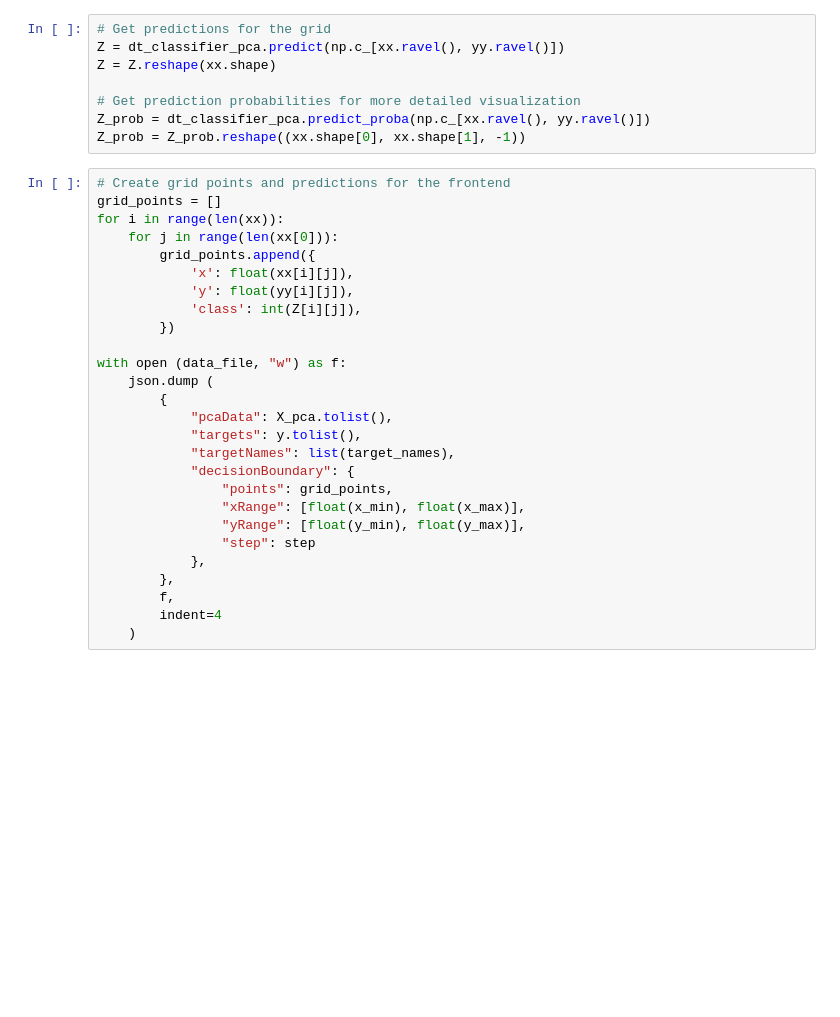
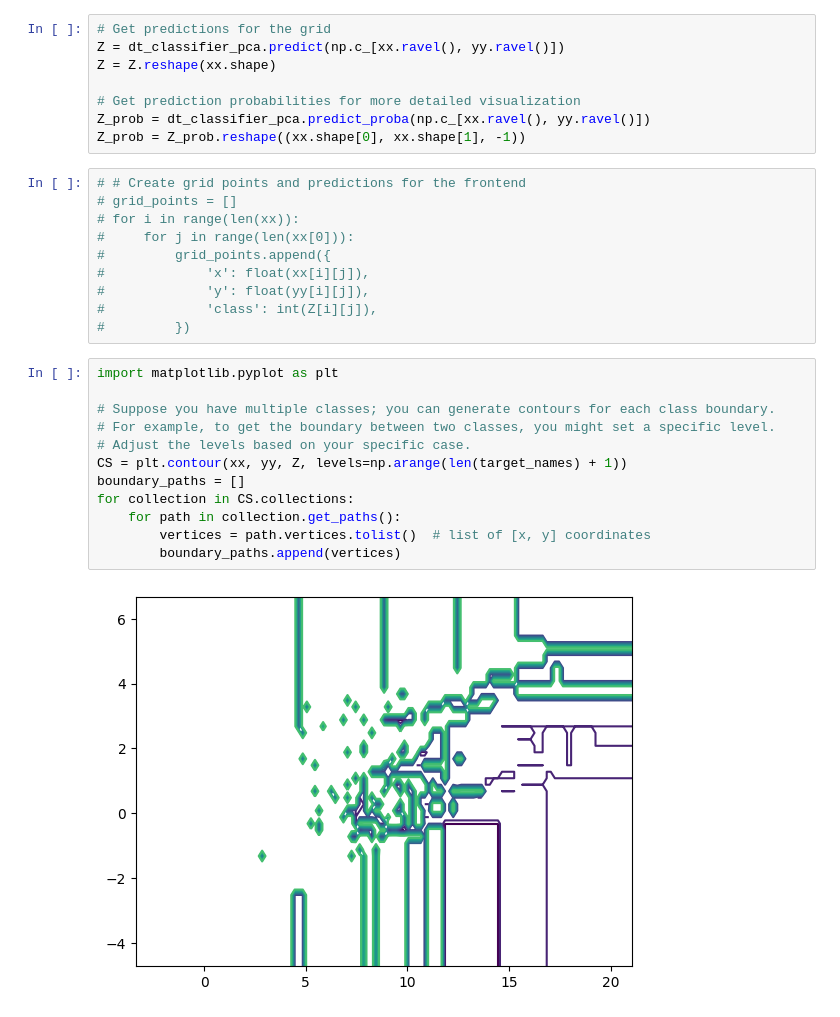
Before and after one commit to AlessandroCarella/Master-thesis, a Jupyter notebook: pca visualization prototype/extract data.ipynb, the cells around one changed output. Saved outputs shown, nothing was run; the diff lists cells and outputs as text; blank space fills up the shorter version.

Commit message:
implemented boundary_paths instead of grid for the split of the latent space and ramer douglas peucker for path approximation

```diff
--- a/pca visualization prototype/extract data.ipynb
+++ b/pca visualization prototype/extract data.ipynb
@@ -75,29 +75,26 @@ Z = Z.reshape(xx.shape)
 Z_prob = dt_classifier_pca.predict_proba(np.c_[xx.ravel(), yy.ravel()])
 Z_prob = Z_prob.reshape((xx.shape[0], xx.shape[1], -1))
 # %%
-# Create grid points and predictions for the frontend
-grid_points = []
-for i in range(len(xx)):
-    for j in range(len(xx[0])):
-        grid_points.append({
-            'x': float(xx[i][j]),
-            'y': float(yy[i][j]),
-            'class': int(Z[i][j]),
-        })
-
-with open (data_file, "w") as f:
-    json.dump (
-        {
-            "pcaData": X_pca.tolist(),
-            "targets": y.tolist(),
-            "targetNames": list(target_names),
-            "decisionBoundary": {
-                "points": grid_points,
-                "xRange": [float(x_min), float(x_max)],
-                "yRange": [float(y_min), float(y_max)],
-                "step": step
-            },
-        },
-        f,
-        indent=4
-    )
+# # Create grid points and predictions for the frontend
+# grid_points = []
+# for i in range(len(xx)):
+#     for j in range(len(xx[0])):
+#         grid_points.append({
+#             'x': float(xx[i][j]),
+#             'y': float(yy[i][j]),
+#             'class': int(Z[i][j]),
+#         })
+# %%
+import matplotlib.pyplot as plt
+
+# Suppose you have multiple classes; you can generate contours for each class boundary.
+# For example, to get the boundary between two classes, you might set a specific level.
+# Adjust the levels based on your specific case.
+CS = plt.contour(xx, yy, Z, levels=np.arange(len(target_names) + 1))
+boundary_paths = []
+for collection in CS.collections:
+    for path in collection.get_paths():
+        vertices = path.vertices.tolist()  # list of [x, y] coordinates
+        boundary_paths.append(vertices)
+# %% [output]
+[figure, added]
```
Also changed, not shown: parts of 2 cells of this notebook, 2 other files.
